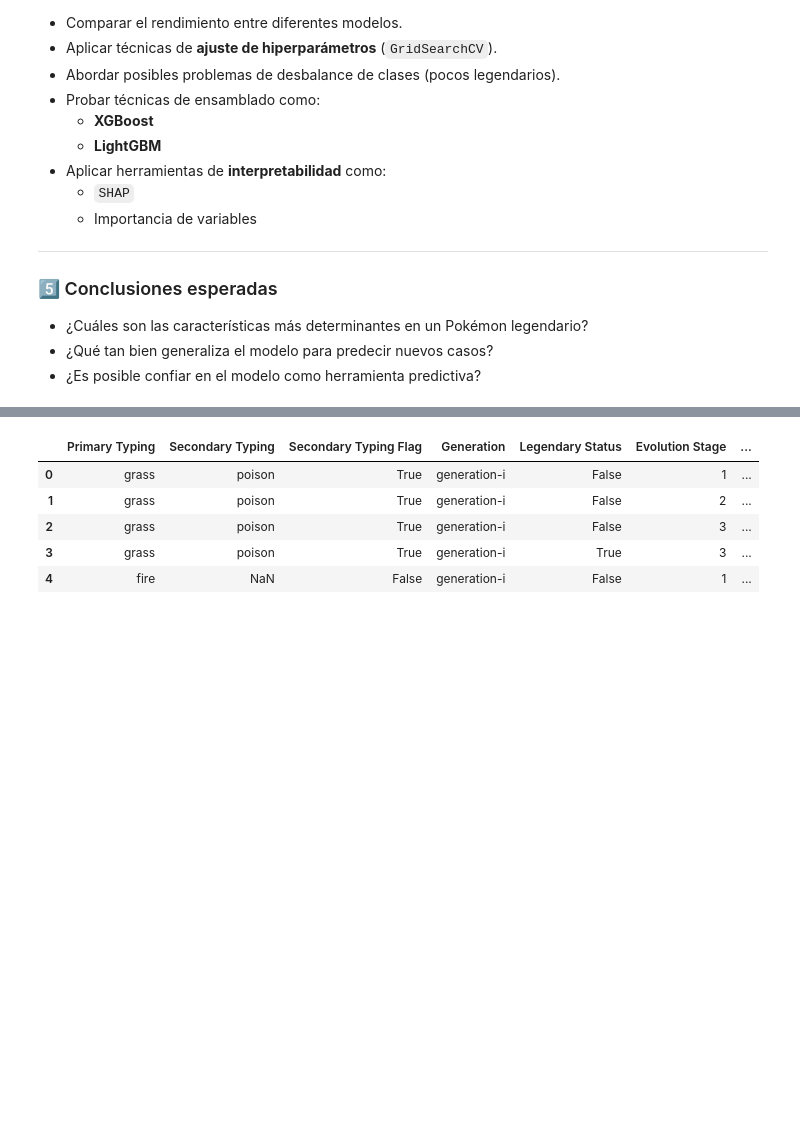
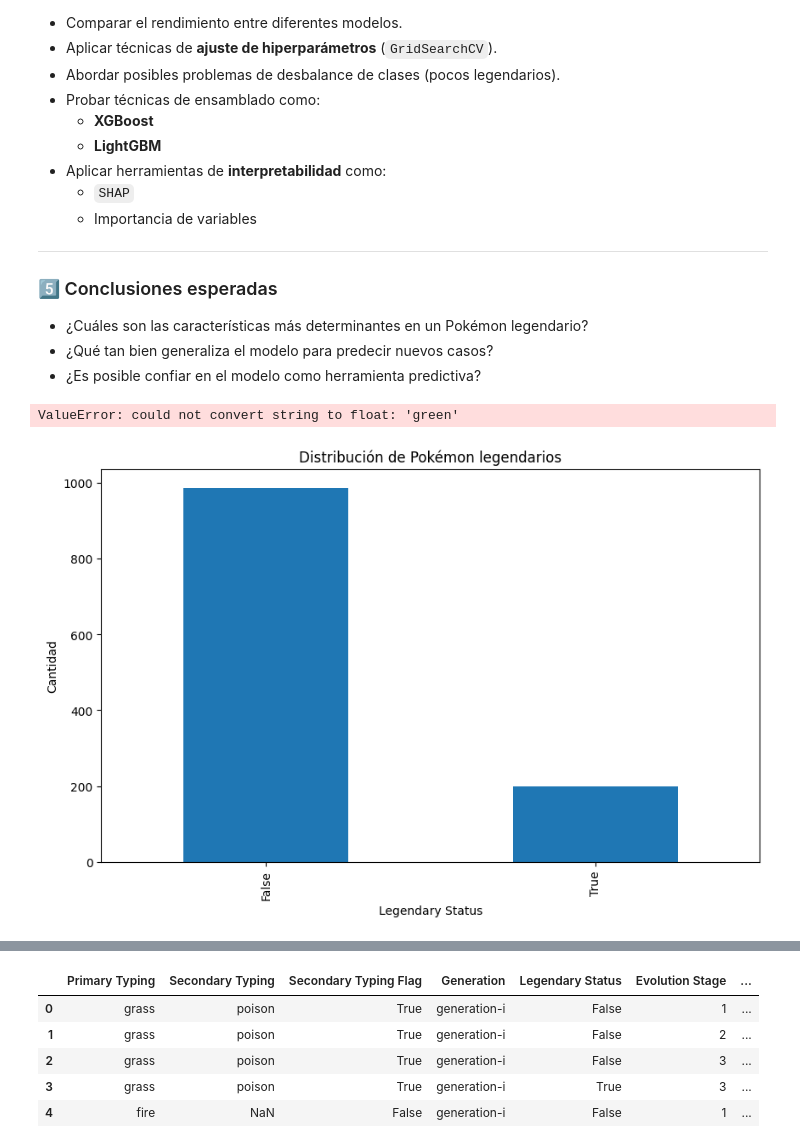
Before and after one commit to V1CMA-V/pokemon-data-analysis, a Jupyter notebook: notebooks/01_KDD.ipynb, the cells around one changed output, grey strips where cells are left out. Saved outputs shown, nothing was run; the diff lists cells and outputs as text; code cells hidden in the pictures; blank space fills up the shorter version.

```diff
--- a/notebooks/01_KDD.ipynb
+++ b/notebooks/01_KDD.ipynb
@@ -158,3 +164,25 @@ Se utilizarán las siguientes métricas para comparar el desempeño de los model
 - ¿Cuáles son las características más determinantes en un Pokémon legendario?
 - ¿Qué tan bien generaliza el modelo para predecir nuevos casos?
 - ¿Es posible confiar en el modelo como herramienta predictiva?
+# %%
+# Correlacion entre estadisticas
+numeric_stats = ["Health", "Attack", "Defense", "Special Attack", "Special Defense", "Speed", "Base Stat Total","Alt Form Flag", "Weight (lbs)", "Weight (hg)", "Height (in)", "Height (dm)", "Legendary Status", "Color ID"]
+correlation_matrix = pokemon_df[numeric_stats].corr()
+
+plt.figure(figsize=(10, 8))
+sns.heatmap(correlation_matrix, annot=True, cmap="coolwarm", fmt=".2f")
+plt.title("Matriz de correlación entre estadísticas base")
+plt.tight_layout()
+plt.show()
+# %% [output]
+ValueError: could not convert string to float: 'green'
+# %%
+# Mas exploracion de los datos para entender mejor el dataset
+plt.figure(figsize=(10, 6))
+pokemon_df['Legendary Status'].value_counts().plot(kind='bar')
+plt.title('Distribución de Pokémon legendarios')
+plt.xlabel('Legendary Status')
+plt.ylabel('Cantidad')
+plt.show()
+# %% [output]
+[figure, added]
```
Also changed, not shown: parts of 4 cells of this notebook.
